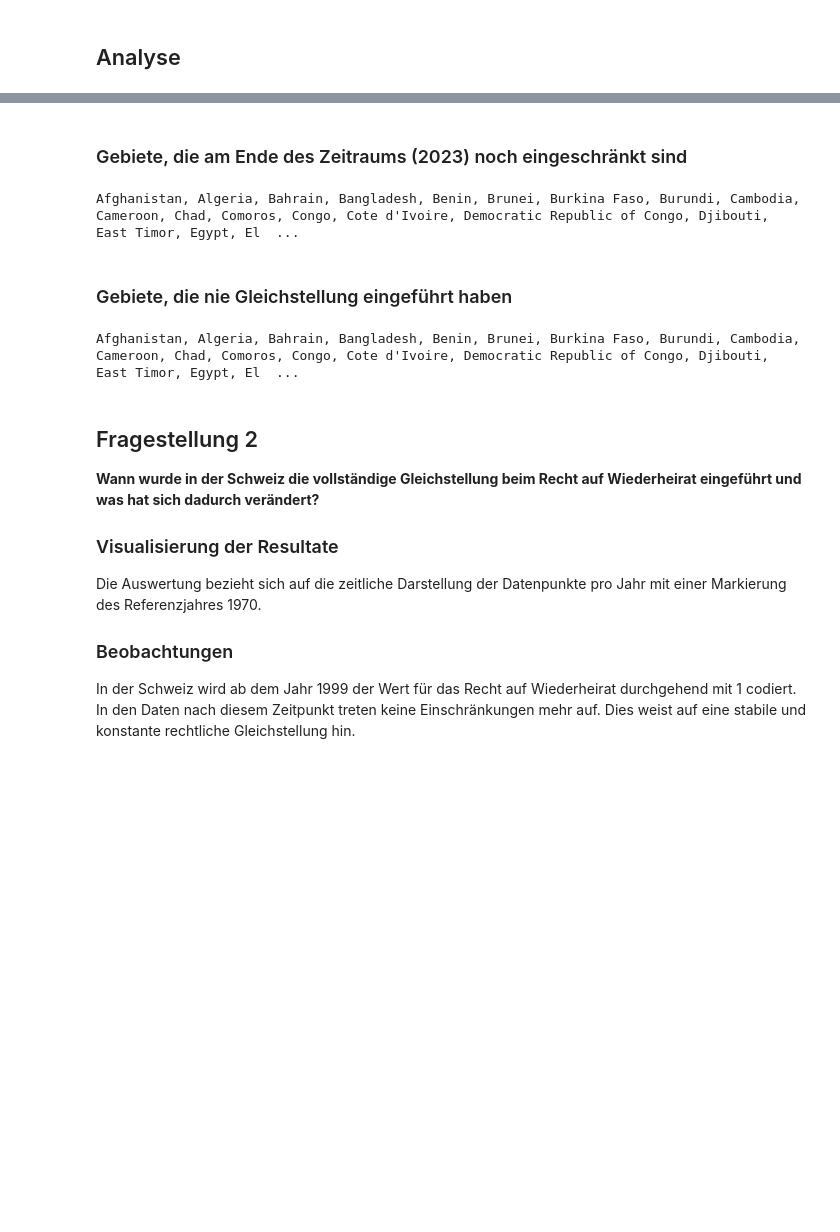
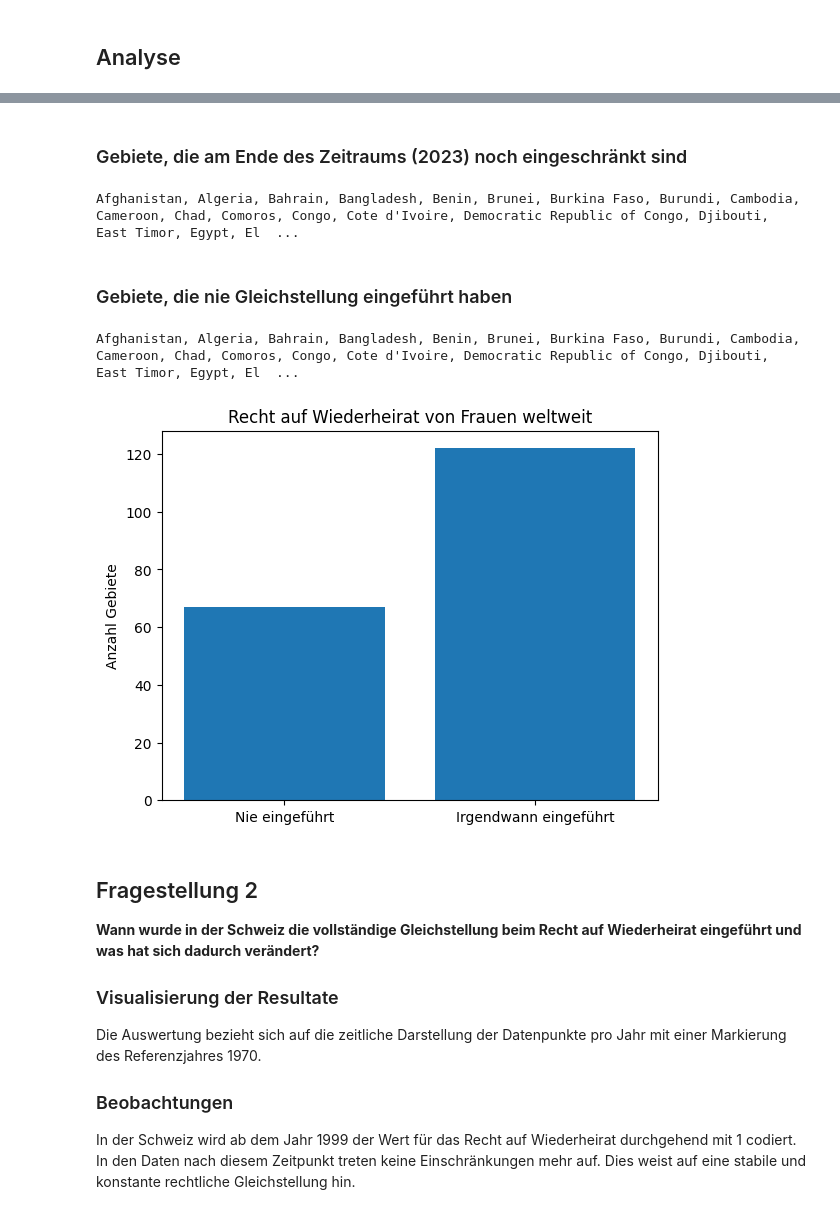
Before and after one commit to GiulianaCerullo/Informatik_BMLD, a Jupyter notebook: Leistungsnachweis2.ipynb, the cells around one changed output, grey strips where cells are left out. Drawn from its saved outputs; the diff is of its cells as text; code cells hidden in the pictures; blank space fills up the shorter version.

```diff
--- a/Leistungsnachweis2.ipynb
+++ b/Leistungsnachweis2.ipynb
@@ -464,35 +464,61 @@ gebiete_mit_einschraenkungen = (
 
 gebiete_liste = ", ".join(gebiete_mit_einschraenkungen)
 print(gebiete_liste)
+
+
+
+import matplotlib.pyplot as plt
+
+# Für jedes Gebiet prüfen, ob jemals 1 erreicht wurde
+status = (
+    df.groupby("Entity")["Women have the same rights to remarry as men"]
+    .max()
+)
+
+# Kategorien zählen
+anzahl_nie = (status == 0).sum()
+anzahl_ja = (status == 1).sum()
+
+
+plt.figure()
+plt.bar(
+    ["Nie eingeführt", "Irgendwann eingeführt"],
+    [anzahl_nie, anzahl_ja]
+)
+plt.ylabel("Anzahl Gebiete")
+plt.title("Recht auf Wiederheirat von Frauen weltweit")
+
+plt.show()
 # %% [output]
 
 
 ## Fragestellung 1
 **In welchen Gebieten bestanden im Zeitraum 1970–2023 noch Einschränkungen für Frauen bei der Wiederheirat?**
 
 Der Wert 0 kennzeichnet Gebiete ohne Gleichstellung, während der Wert 1 vollständige Gleichstellung abbildet.
 
 
 ### Beobachtungen
 Die Daten weisen zwei klar getrennte Ausprägungen (0 und 1) auf.
 Der Anteil der Beobachtungen mit Wert 1 ist höher als jener mit Wert 0.
 Der Median von 1.00 zeigt, dass mindestens die Hälfte der Gebiete Gleichstellung aufweist.
 Gleichzeitig bestehen mit 4736 von 10206 Beobachtungen weiterhin Einschränkungen.
 
 ### Interpretation der Resultate
 Im Zeitraum 1970–2023 bestanden in mehreren Gebieten weiterhin Einschränkungen beim Recht von Frauen auf Wiederheirat.
 Obwohl die Mehrheit der Gebiete Gleichstellung eingeführt hat, ist diese nicht global flächendeckend umgesetzt.
 Der Mittelwert von 0.54 verdeutlicht, dass Einschränkungen strukturell relevant bleiben.
 
 ### Andere Zusammenhänge
 Einschränkungen beim Recht auf Wiederheirat stehen häufig im Zusammenhang mit religiös geprägten Familien- und Eherechten,
 patriarchalen Rechtssystemen sowie einer unvollständigen rechtlichen Gleichstellung von Frauen.
 
 ### Gebiete, die am Ende des Zeitraums (2023) noch eingeschränkt sind
 Afghanistan, Algeria, Bahrain, Bangladesh, Benin, Brunei, Burkina Faso, Burundi, Cambodia, Cameroon, Chad, Comoros, Congo, Cote d'Ivoire, Democratic Republic of Congo, Djibouti, East Timor, Egypt, El  ...
 
 ### Gebiete, die nie Gleichstellung eingeführt haben
 Afghanistan, Algeria, Bahrain, Bangladesh, Benin, Brunei, Burkina Faso, Burundi, Cambodia, Cameroon, Chad, Comoros, Congo, Cote d'Ivoire, Democratic Republic of Congo, Djibouti, East Timor, Egypt, El  ...
+[figure, added]
 # %%
 from IPython.display import display, Markdown
 
```
Also changed, not shown: parts of 7 cells of this notebook.
